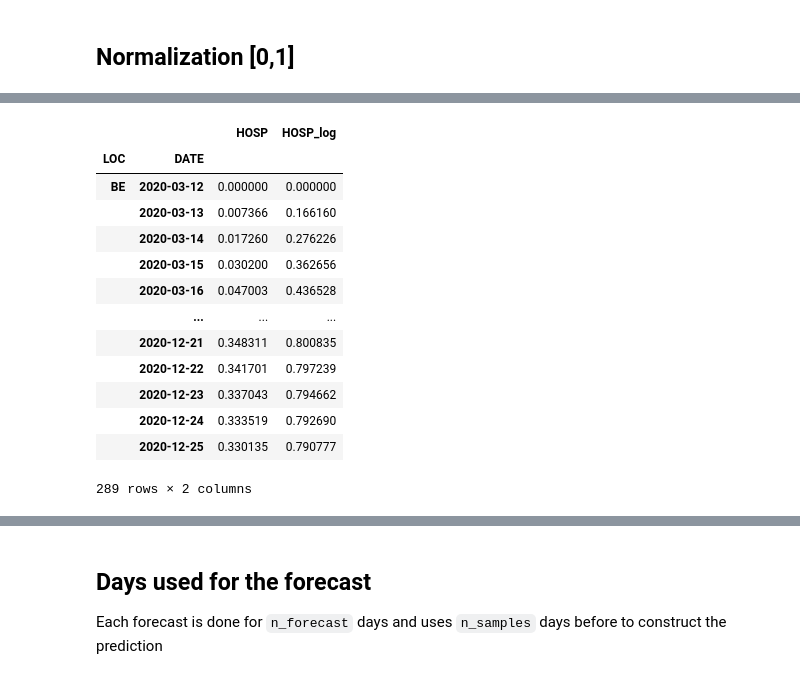
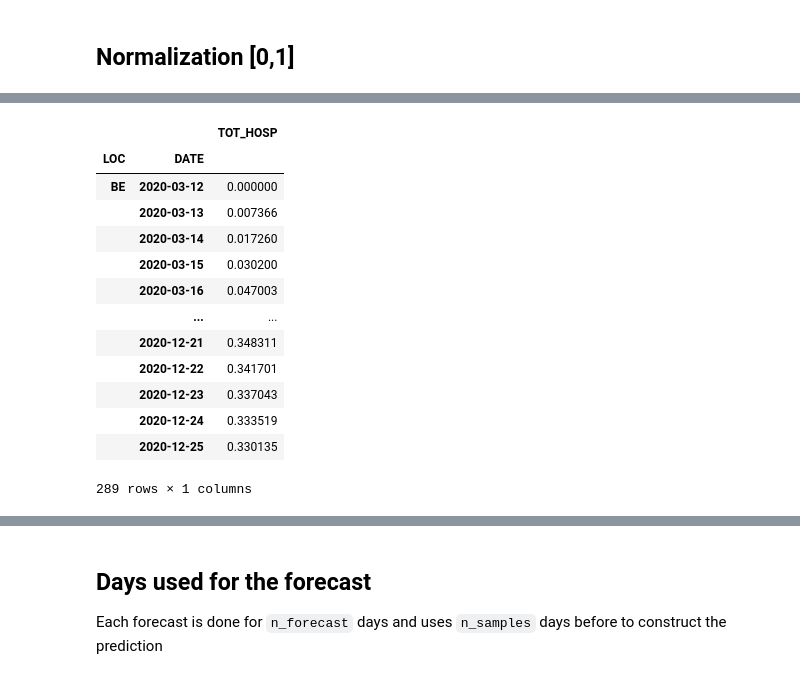
Before and after one commit to gerardmargaux/CovidThesis, a Jupyter notebook: src/LSTM.ipynb, the cells around one changed output, grey strips where cells are left out. Cells and saved outputs as stored; diff of their text form; code cells hidden in the pictures.

```diff
--- a/src/LSTM.ipynb
+++ b/src/LSTM.ipynb
@@ -197,16 +254,22 @@ def create_df_trends(url_trends, geo, percentage=True, total=True):
 url_trends = "https://raw.githubusercontent.com/gerardmargaux/CovidThesis/master/data/trends/model/"
 url_hospi_belgium = "https://raw.githubusercontent.com/gerardmargaux/CovidThesis/master/data/hospi/be-covid-hospi.csv"
 url_department_france = "https://raw.githubusercontent.com/gerardmargaux/CovidThesis/master/src/france_departements.csv"
-url_hospi_france = "https://raw.githubusercontent.com/gerardmargaux/CovidThesis/master/data/hospi/fr-covid-hospi-total.csv"
+url_hospi_france_new = "https://raw.githubusercontent.com/gerardmargaux/CovidThesis/master/data/hospi/fr-covid-hospi.csv"
+url_hospi_france_tot = "https://raw.githubusercontent.com/gerardmargaux/CovidThesis/master/data/hospi/fr-covid-hospi-total.csv"
+
 # Percentage is True if we want to take the difference of variation between today and yesterday in percentage
 # Total is True if we want to add the absolute total value to the input of the model
-df_trends = create_df_trends(url_trends, geocodes, percentage=False, total=False)
-df_hospi = create_dataframe_hospi(url_hospi_france, url_hospi_belgium, url_department_france, geocodes, percentage=False, total=False)
-
+df_trends = create_df_trends(url_trends, geocodes)
+df_hospi = create_dataframe_hospi(url_hospi_france_tot, url_hospi_france_new, url_hospi_belgium,
+                                  url_department_france, geocodes)
 for k in geocodes.keys():
     # Rolling average of 7 days
     df_hospi[k] = df_hospi[k].rolling(7, center=True).mean().dropna()
     df_trends[k] = df_trends[k].rolling(7, center=True).mean().dropna()
+    df_hospi[k] = log_values(df_hospi[k], columns=['TOT_HOSP'])
+    df_hospi[k] = pct_values(df_hospi[k], columns=['TOT_HOSP'])
+    df_hospi[k] = df_hospi[k][list_hosp_features]
+
     """
     print(f"--------------------{k}-----------------------")
     plt.figure()
@@ -224,14 +287,3 @@ for k in geocodes.keys():
     plt.legend()
     plt.show()
     """
-
-
-#df_hospi
-# %%
-df_hospi = {k: df_hospi[k] for k in geocodes}
-df_hospi['BE'] = log_values(df_hospi['BE'], columns=['HOSP'])
-"""
-plt.plot(df_hospi['BE'][['TOT_HOSP_log']].reset_index().drop(columns=["LOC"]).set_index('DATE'))
-plt.figure()
-plt.plot(df_hospi['BE'][['TOT_HOSP']].reset_index().drop(columns=["LOC"]).set_index('DATE'))
-"""
@@ -259,21 +311,29 @@ BE  2020-03-12    38.000000  1.579784
 # %%
+inverse_param = {}
 scaler = MinMaxScaler(feature_range=(0, 1))
 for k in geocodes.keys():
-    df_trends[k] = pd.DataFrame(scaler.fit_transform(df_trends[k].values), columns=df_trends[k].columns, index=df_trends[k].index)
-    df_hospi[k] = pd.DataFrame(scaler.fit_transform(df_hospi[k].values), columns=df_hospi[k].columns, index=df_hospi[k].index)
+    if len(list_topics) !=0:
+        to_scale = [name for name in df_trends[k].columns if name not in unscaled]
+        df_trends[k] = pd.DataFrame(scaler.fit_transform(df_trends[k].values), columns=to_scale, index=df_trends[k].index)
+    # store a tuple of min,max
+    inverse_param[k] = (df_hospi[k][target].min(), df_hospi[k][target].max())
+    to_scale = [name for name in df_hospi[k].columns if name not in unscaled]
+    df_hospi[k][to_scale] = pd.DataFrame(scaler.fit_transform(df_hospi[k][to_scale].values), columns=to_scale, index=df_hospi[k].index)
+# store the inverse transform for the target only
+inverse_transform = lambda df,k: df[[target]] * (inverse_param[k][1] - inverse_param[k][0]) + inverse_param[k][0]
 df_hospi['BE']
 # %% [output]
-|  |  | HOSP | HOSP_log |
-| LOC | DATE |  |  |
-| BE | 2020-03-12 | 0.000000 | 0.000000 |
-|  | 2020-03-13 | 0.007366 | 0.166160 |
-|  | 2020-03-14 | 0.017260 | 0.276226 |
-|  | 2020-03-15 | 0.030200 | 0.362656 |
-|  | 2020-03-16 | 0.047003 | 0.436528 |
-|  | ... | ... | ... |
-|  | 2020-12-21 | 0.348311 | 0.800835 |
-|  | 2020-12-22 | 0.341701 | 0.797239 |
-|  | 2020-12-23 | 0.337043 | 0.794662 |
-|  | 2020-12-24 | 0.333519 | 0.792690 |
-|  | 2020-12-25 | 0.330135 | 0.790777 |
+|  |  | TOT_HOSP |
+| LOC | DATE |  |
+| BE | 2020-03-12 | 0.000000 |
+|  | 2020-03-13 | 0.007366 |
+|  | 2020-03-14 | 0.017260 |
+|  | 2020-03-15 | 0.030200 |
+|  | 2020-03-16 | 0.047003 |
+|  | ... | ... |
+|  | 2020-12-21 | 0.348311 |
+|  | 2020-12-22 | 0.341701 |
+|  | 2020-12-23 | 0.337043 |
+|  | 2020-12-24 | 0.333519 |
+|  | 2020-12-25 | 0.330135 |
-289 rows × 2 columns
+289 rows × 1 columns
```
Also changed, not shown: parts of 29 cells of this notebook, 1 other file.
